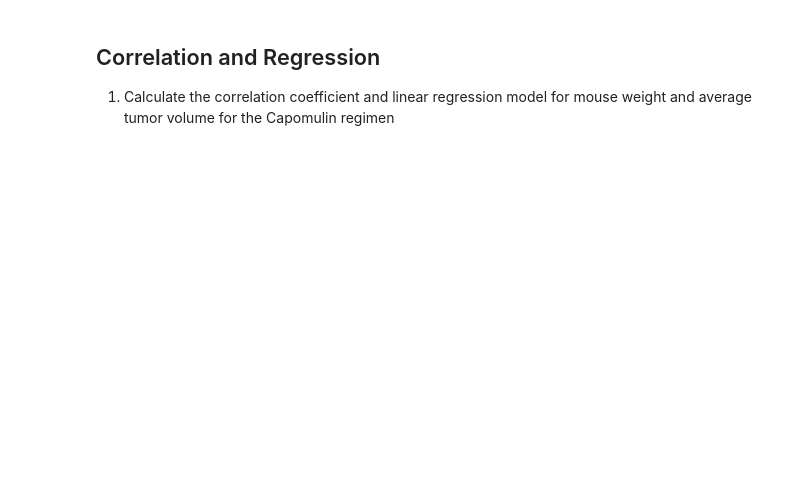
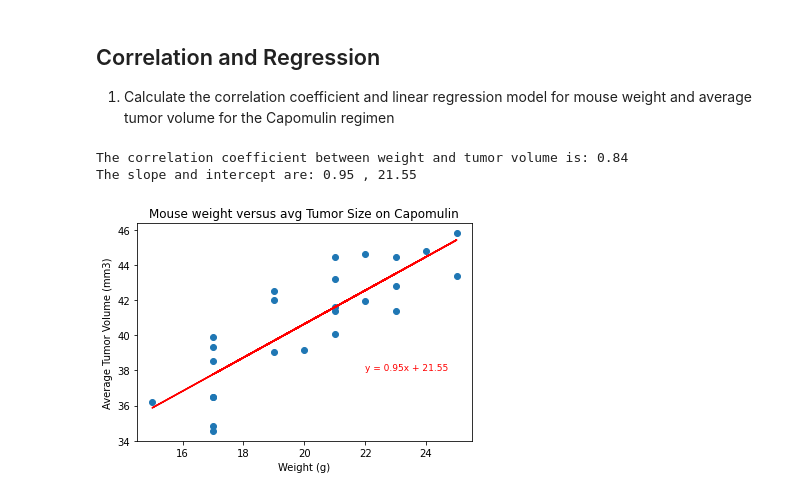
Before and after one commit to nbolt1989/matplotlib_challenge, a Jupyter notebook: Pymaceuticals.ipynb, the cells around one changed output. Saved outputs shown, nothing was run; the diff lists cells and outputs as text; code cells hidden in the pictures; blank space fills up the shorter version.

```diff
--- a/Pymaceuticals.ipynb
+++ b/Pymaceuticals.ipynb
@@ -382,0 +413,20 @@ for mouse weight and average tumor volume for the Capomulin regimen
+# %%
+# Calculate the correlation coefficient and linear regression model
+# for mouse weight and average tumor volume for the Capomulin regimen
+x_values = weightvstumor['Weight (g)']
+y_values = weightvstumor['Tumor Volume (mm3)']
+(slope, intercept, rvalue, pvalue, stderr) = st.linregress(x_values['mean'],y_values['mean'])
+regress_values = x_values * slope + intercept
+line_eq = "y = " + str(round(slope,2)) + "x + " + str(round(intercept,2))
+plt.scatter(x_values,y_values)
+plt.plot(x_values,regress_values,"red")
+plt.annotate(line_eq,(22,38), fontsize=9,color="red")
+plt.xlabel('Weight (g)')
+plt.ylabel('Average Tumor Volume (mm3)')
+plt.title("Mouse weight versus avg Tumor Size on Capomulin")
+print(f'The correlation coefficient between weight and tumor volume is: {round((rvalue),2)}')
+print(f'The slope and intercept are: {round((slope),2)} , {round((intercept),2)}')
+# %% [output]
+The correlation coefficient between weight and tumor volume is: 0.84
+The slope and intercept are: 0.95 , 21.55
+[figure, added]
```
Also changed, not shown: parts of 11 cells of this notebook.
